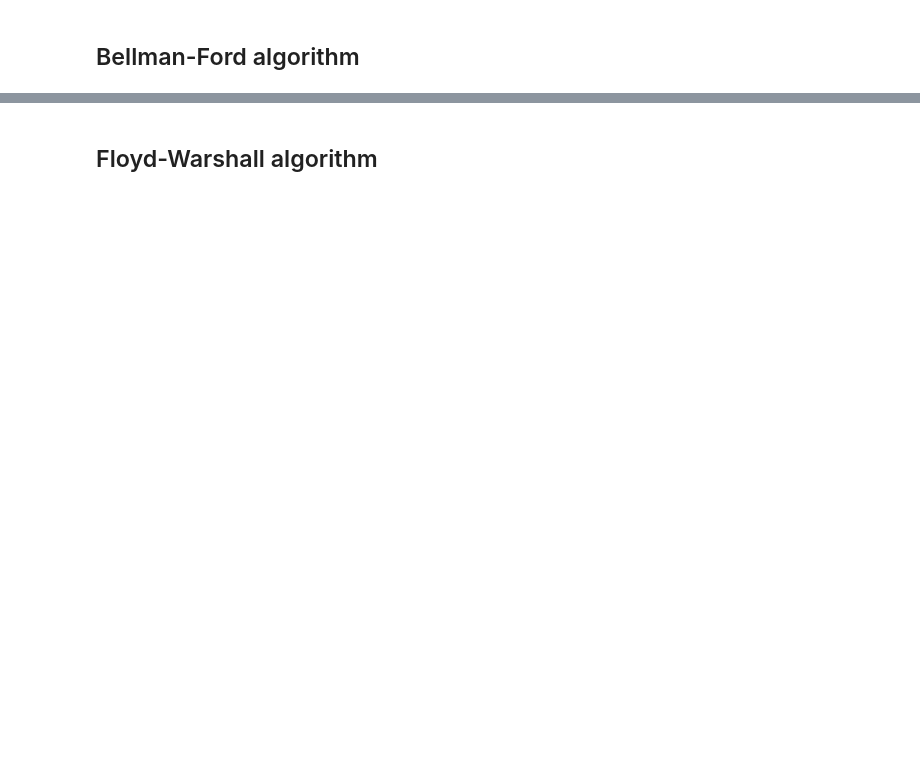
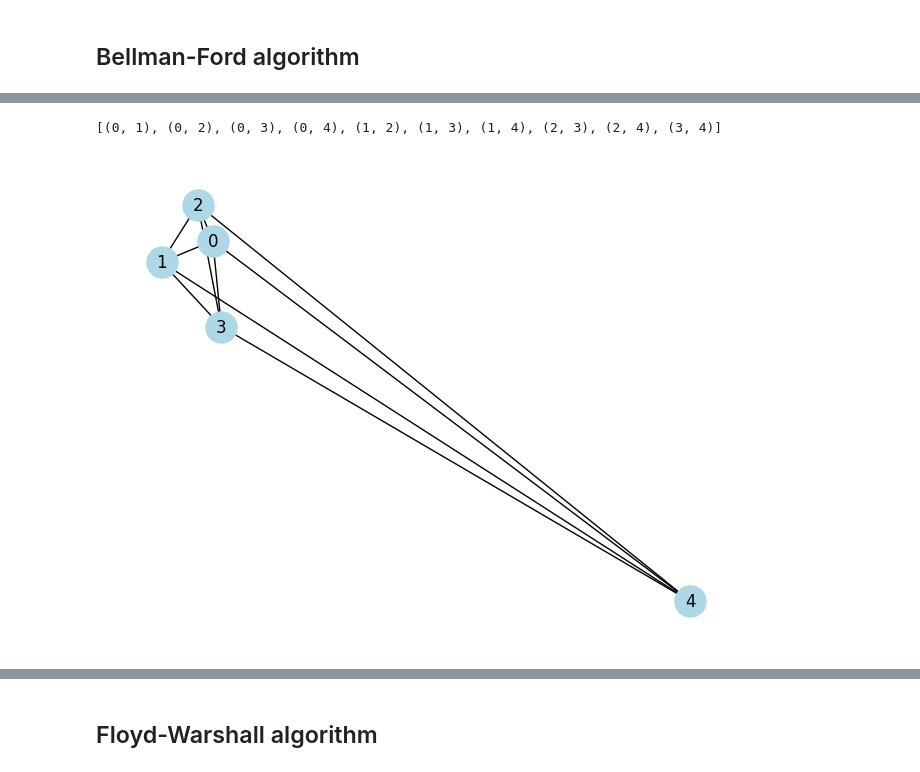
Before and after one commit to BlueSkyAndSomeCurses/sem_2_disc_lab_1, a Jupyter notebook: GraphGeneration.ipynb, the cells around one changed output, grey strips where cells are left out. Drawn from its saved outputs; the diff is of its cells as text; code cells hidden in the pictures; blank space fills up the shorter version.

```diff
--- a/GraphGeneration.ipynb
+++ b/GraphGeneration.ipynb
@@ -240,0 +372,34 @@ Distance to 4: 6
+# %%
+#if we start from 0
+
+def bell_ford(G__):
+    dct_distance = {x: G__.adj[0][x]['weight'] if x in G__.adj[0] else float('inf') for x in G__.nodes}
+    dct_distance[0] = 0
+    nodes = list(G__.nodes)[1:]
+    g = nx.Graph()
+
+    for _ in range(len(dct_distance) - 2):
+        for v in nodes:
+            for u in G__.nodes:
+                if u in G__.adj and v in G__.adj[u]:
+                    dct_distance[v] = min(dct_distance[v], dct_distance[u] + G__.adj[u][v]['weight'])
+                    g.add_edge(u, v, weight = min(dct_distance[v], dct_distance[u] + G__.adj[u][v]['weight']))
+
+    # Chek if there are negative cycles
+    for v1 in nodes:
+        for u1 in G__.nodes:
+            if  u1 in G__.adj and v1 in G__.adj[u1] and dct_distance[v1] > dct_distance[u1] + G__.adj[u1][v1]['weight']:
+                return 'Negative cycle detected'
+
+    return g
+
+grph_bell_ford = bell_ford(G)
+print(grph_bell_ford.edges)
+# %% [output]
+[(0, 1), (0, 2), (0, 3), (0, 4), (1, 2), (1, 3), (1, 4), (2, 3), (2, 4), (3, 4)]
+# %%
+nx.draw(grph_bell_ford , node_color='lightblue',
+        with_labels=True,
+        node_size=500)
+# %% [output]
+[figure, added]
```
Also changed, not shown: parts of 26 cells of this notebook, 5 other files.
